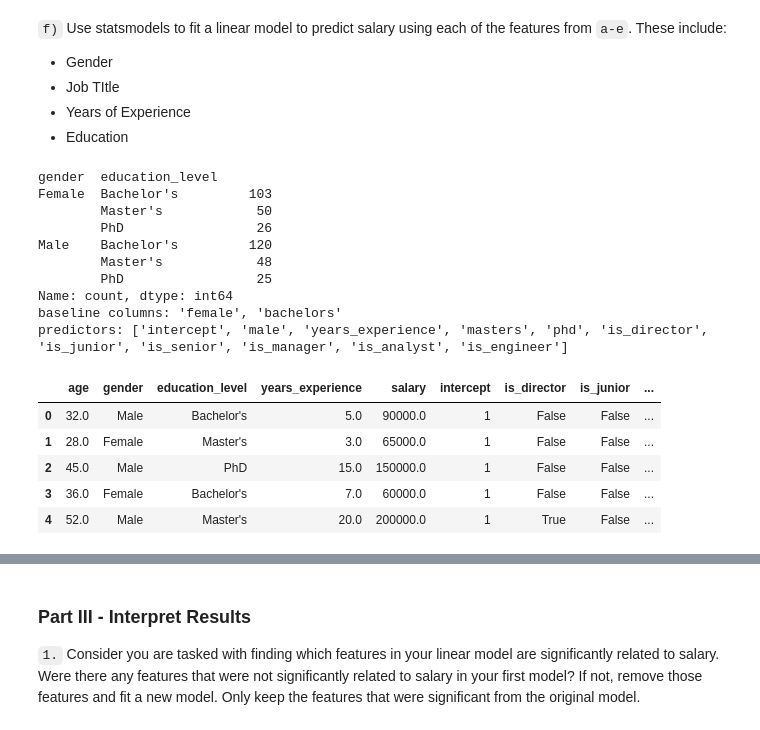
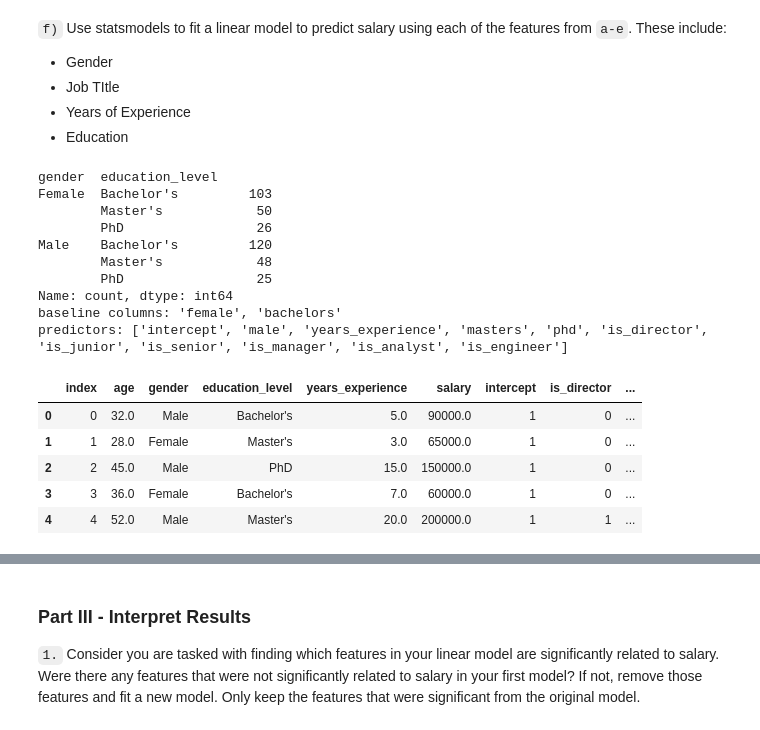
Before and after one commit to mhaddock/udacity_coursework, a Jupyter notebook: statistics_for_data_analysis/projects/model_salary_data_with_linear_regression/salary_prediction_project.ipynb, the cells around one changed output, grey strips where cells are left out. Cells and saved outputs as stored; diff of their text form; code cells hidden in the pictures.

```diff
--- a/statistics_for_data_analysis/projects/model_salary_data_with_linear_regression/salary_prediction_project.ipynb
+++ b/statistics_for_data_analysis/projects/model_salary_data_with_linear_regression/salary_prediction_project.ipynb
@@ -71,7 +74,8 @@ dtype: bool
 # all rows containing NaN values are completely empty, no data will be lost if dropped
 # dropping and re-indexing as index seems to just be a row counter, not captured data
 # also adjusting column names to make them easier to work with
-df.dropna(inplace=True, ignore_index=True)
+df.dropna(inplace=True)
+df.reset_index(inplace=True)
 df.rename(columns={
     "Age": "age",
     "Gender": "gender",
@@ -245,12 +403,12 @@ List of words:
 # %%
 flag_words = ["director", "junior", "senior", "manager", "analyst", "engineer"]
 df["job_title"] = df["job_title"].str.lower()
-job_titles = []
+job_title_flags = []
 
 for word in flag_words:
     job_title = "is_" + word
-    df[job_title] = df["job_title"].str.contains(word)
-    job_titles.append(job_title)
+    df[job_title] = df["job_title"].str.contains(word).astype(int)
+    job_title_flags.append(job_title)
 
 df = df.drop("job_title", axis=1)
 # %%
@@ -276,7 +450,7 @@ df.rename(columns={
 * Years of Experience
 * Education
 # %%
-df = df.join(pd.get_dummies(df["education_level"], dtype=bool))
+df = df.join(pd.get_dummies(df["education_level"], dtype=int))
 
 # adjust column names to make them easier to work with
 df.rename(columns={
@@ -285,40 +459,40 @@ df.rename(columns={
     "PhD": "phd"
 }, inplace=True)
 
 education_levels = ["bachelors", "masters", "phd"]
 
 # verify baselines will represent a significant sample
 print(df.groupby(["gender"])["education_level"].value_counts())
 
 # job_title will not have a baseline since the categorization was not exhaustive, no linear dependencies between the dummies
 gender_baseline = "female"
 education_level_baseline = "bachelors"
 education_levels.remove(education_level_baseline)
 print(f"baseline columns: '{gender_baseline}', '{education_level_baseline}'")
 
 predictors = (
-    ["intercept", "male", "years_experience"] + education_levels + job_titles
+    ["intercept", "male", "years_experience"] + education_levels + job_title_flags
 )
 print(f"predictors: {predictors}")
 
 df.head()
 # %% [output]
 gender  education_level
 Female  Bachelor's         103
         Master's            50
         PhD                 26
 Male    Bachelor's         120
         Master's            48
         PhD                 25
 Name: count, dtype: int64
 baseline columns: 'female', 'bachelors'
 predictors: ['intercept', 'male', 'years_experience', 'masters', 'phd', 'is_director', 'is_junior', 'is_senior', 'is_manager', 'is_analyst', 'is_engineer']
-|  | age | gender | education_level | years_experience | salary | intercept | is_director | is_junior | ... |
-| 0 | 32.0 | Male | Bachelor's | 5.0 | 90000.0 | 1 | False | False | ... |
-| 1 | 28.0 | Female | Master's | 3.0 | 65000.0 | 1 | False | False | ... |
-| 2 | 45.0 | Male | PhD | 15.0 | 150000.0 | 1 | False | False | ... |
-| 3 | 36.0 | Female | Bachelor's | 7.0 | 60000.0 | 1 | False | False | ... |
-| 4 | 52.0 | Male | Master's | 20.0 | 200000.0 | 1 | True | False | ... |
+|  | index | age | gender | education_level | years_experience | salary | intercept | is_director | ... |
+| 0 | 0 | 32.0 | Male | Bachelor's | 5.0 | 90000.0 | 1 | 0 | ... |
+| 1 | 1 | 28.0 | Female | Master's | 3.0 | 65000.0 | 1 | 0 | ... |
+| 2 | 2 | 45.0 | Male | PhD | 15.0 | 150000.0 | 1 | 0 | ... |
+| 3 | 3 | 36.0 | Female | Bachelor's | 7.0 | 60000.0 | 1 | 0 | ... |
+| 4 | 4 | 52.0 | Male | Master's | 20.0 | 200000.0 | 1 | 1 | ... |
 # %%
 salary_model = sm.OLS(df["salary"], df[predictors])
 salary_model_results = salary_model.fit()
```
Also changed, not shown: parts of 21 cells of this notebook, 10 other files.
